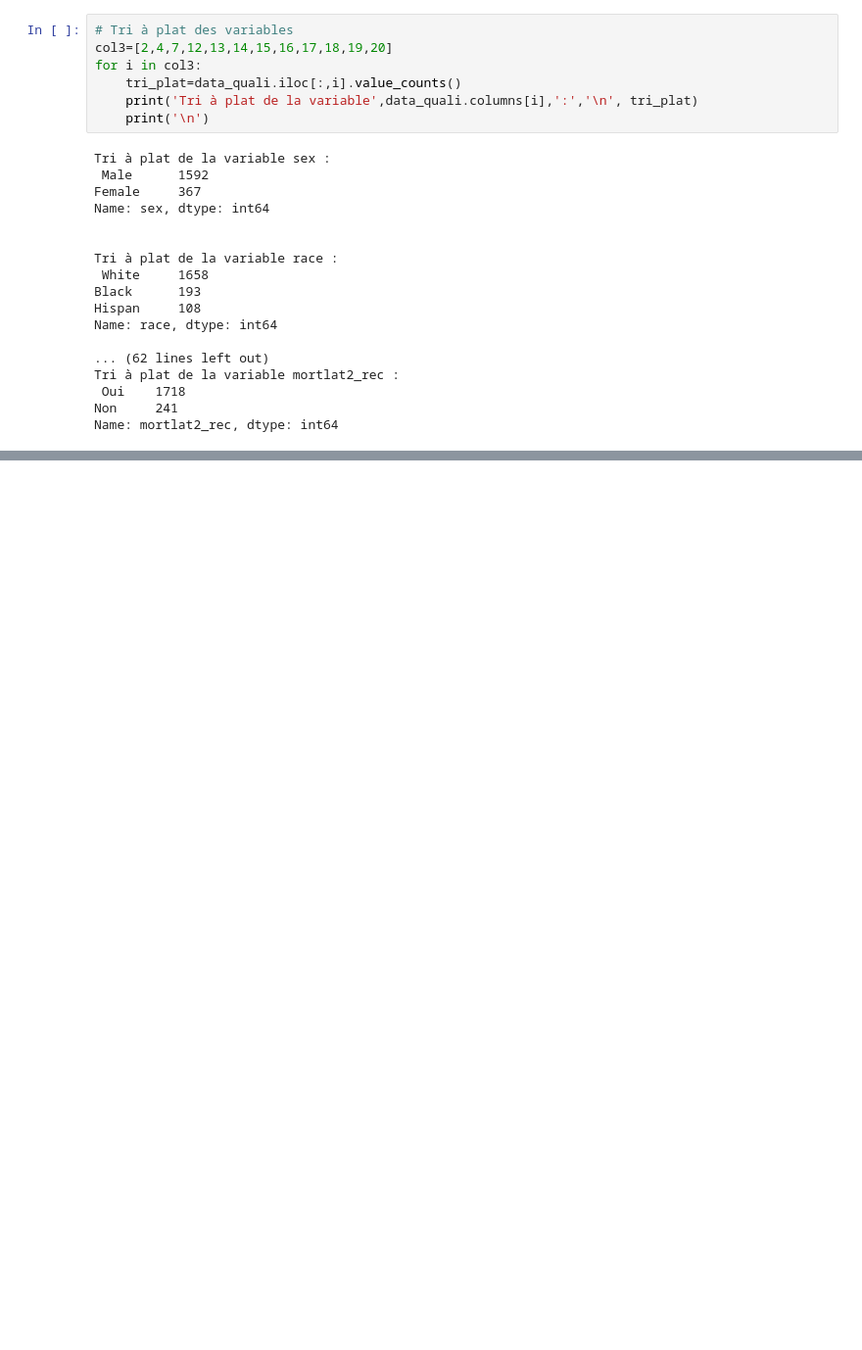
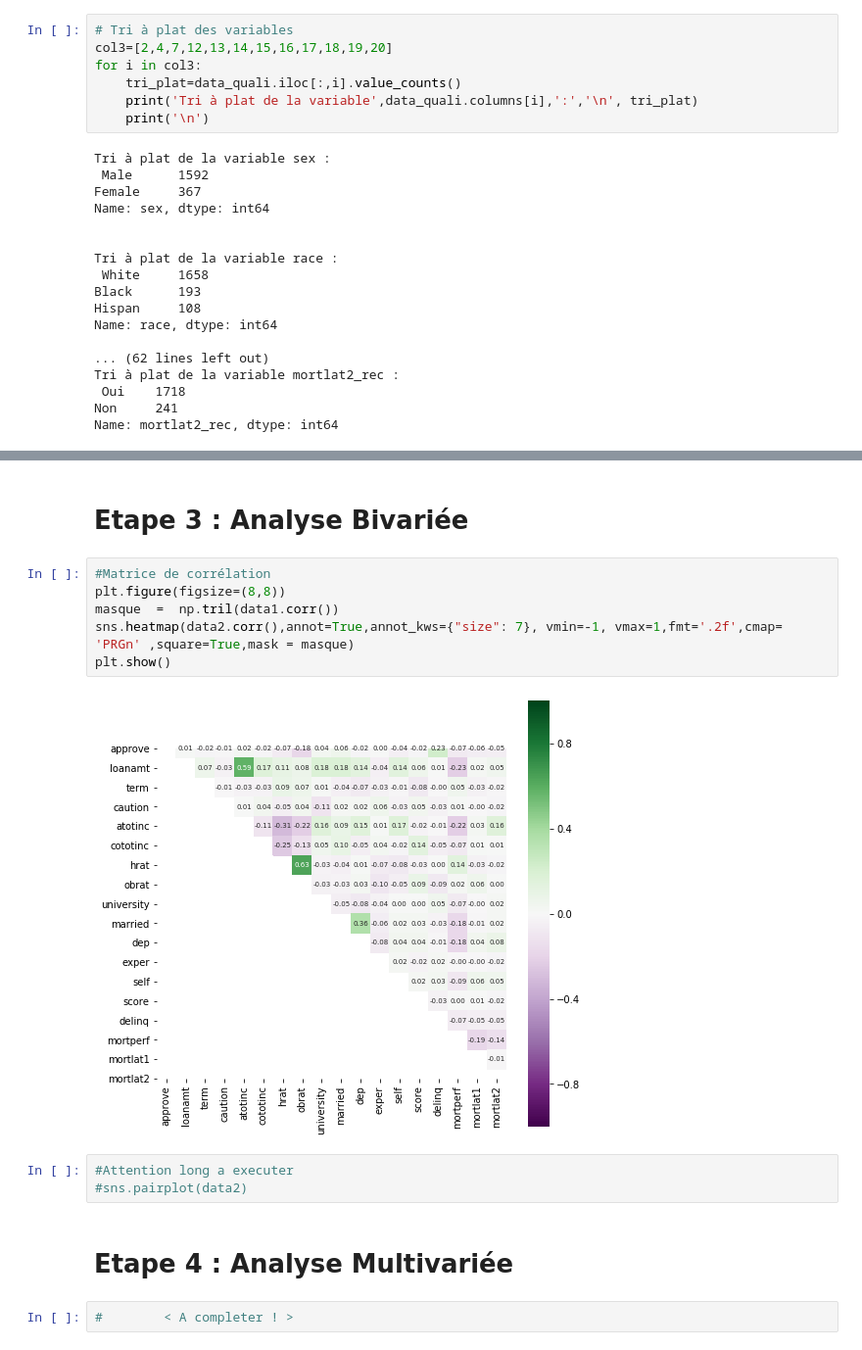
Before and after one commit to sonicosamedy/Projet-Python-Paris1-Pantheon-Sorbonne, a Jupyter notebook: Projet_python.ipynb, the cells around one changed output, grey strips where cells are left out. Shown: that part at 98% size. Saved outputs shown, nothing was run; the diff lists cells and outputs as text; blank space fills up the shorter version.

```diff
--- a/Projet_python.ipynb
+++ b/Projet_python.ipynb
@@ -262,0 +292,17 @@ plt.show()
+# %% [markdown]
+# Etape 3 : Analyse Bivariée
+# %%
+#Matrice de corrélation
+plt.figure(figsize=(8,8))
+masque  =  np.tril(data1.corr())
+sns.heatmap(data2.corr(),annot=True,annot_kws={"size": 7}, vmin=-1, vmax=1,fmt='.2f',cmap= 'PRGn' ,square=True,mask = masque)
+plt.show()
+# %% [output]
+[figure, added]
+# %%
+#Attention long a executer
+#sns.pairplot(data2)
+# %% [markdown]
+# Etape 4 : Analyse Multivariée
+# %%
+#        < A completer ! >
```
Also changed, not shown: parts of 16 cells of this notebook.
